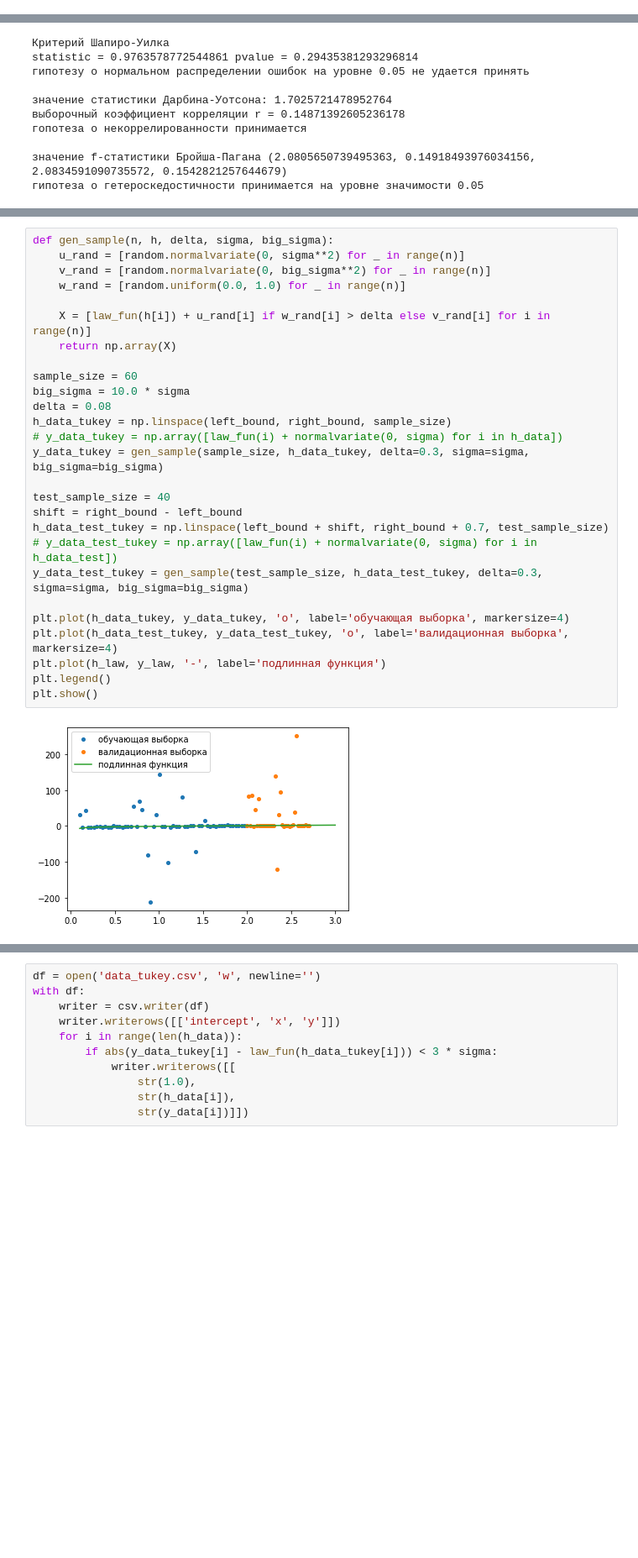
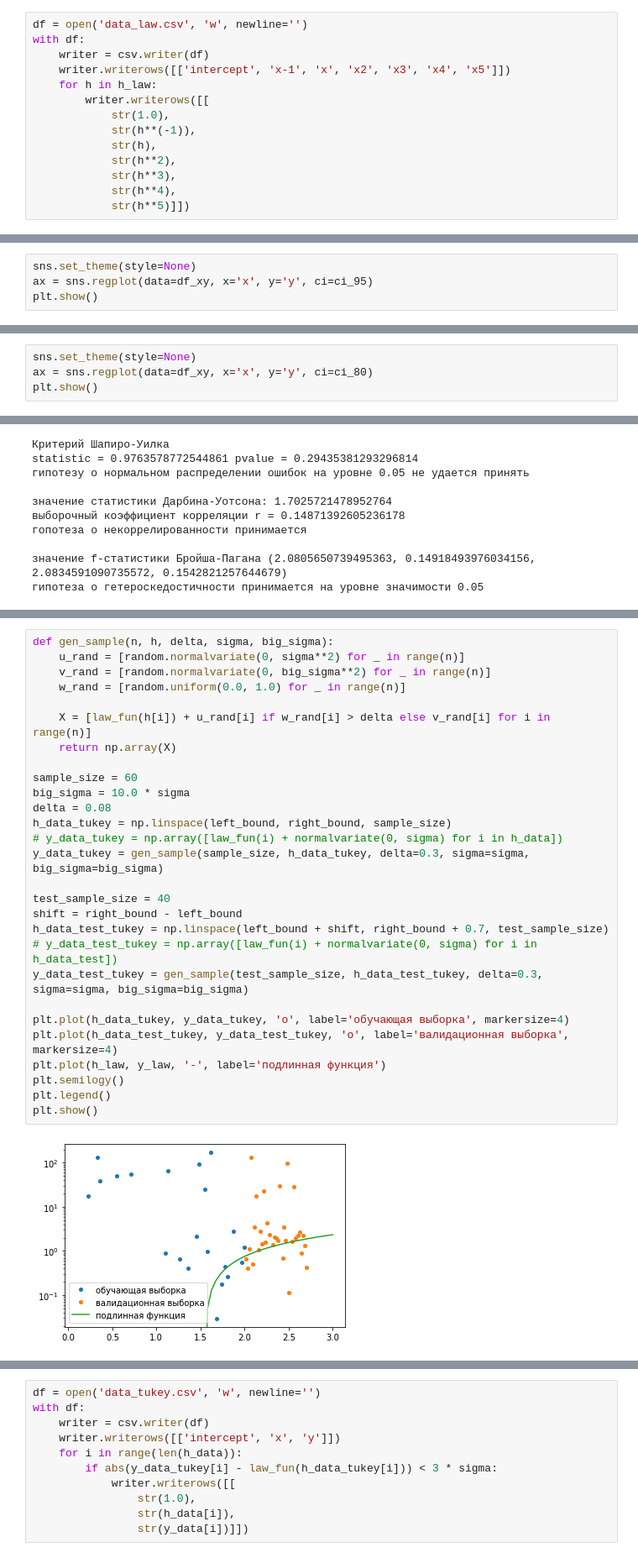
Before and after one commit to KorolevEgor/Econometrics, a Jupyter notebook: prog.ipynb, the cells around one changed output, grey strips where cells are left out. Shown at 84% size. Drawn from its saved outputs; the diff is of its cells as text; blank space fills up the shorter version.

```diff
--- a/prog.ipynb
+++ b/prog.ipynb
@@ -75,3 +78,17 @@ plt.show()
+# %%
+df = open('data_law.csv', 'w', newline='')
+with df:
+    writer = csv.writer(df)
+    writer.writerows([['intercept', 'x-1', 'x', 'x2', 'x3', 'x4', 'x5']])
+    for h in h_law:
+        writer.writerows([[
+            str(1.0),
+            str(h**(-1)),
+            str(h),
+            str(h**2),
+            str(h**3),
+            str(h**4),
+            str(h**5)]])
 # %%
 df = open('data.csv', 'w', newline='')
 with df:
@@ -243,3 +293,7 @@ def lr(X, X_test, model_name, show_method_min_module=False, y_data=y_data, y_dat
     plt.show()
 
     return coeffs, errors, sigma_hat_2
+# %%
+sns.set_theme(style=None)
+ax = sns.regplot(data=df_xy, x='x', y='y', ci=ci_95)
+plt.show()
@@ -245,0 +302,4 @@ def lr(X, X_test, model_name, show_method_min_module=False, y_data=y_data, y_dat
+# %%
+sns.set_theme(style=None)
+ax = sns.regplot(data=df_xy, x='x', y='y', ci=ci_80)
+plt.show()
@@ -524,30 +586,31 @@ statistic = 0.9883717894554138 pvalue = 0.8386184573173523
 # %%
 def gen_sample(n, h, delta, sigma, big_sigma):
     u_rand = [random.normalvariate(0, sigma**2) for _ in range(n)]
     v_rand = [random.normalvariate(0, big_sigma**2) for _ in range(n)]
     w_rand = [random.uniform(0.0, 1.0) for _ in range(n)]
 
     X = [law_fun(h[i]) + u_rand[i] if w_rand[i] > delta else v_rand[i] for i in range(n)]
     return np.array(X)
 
 sample_size = 60
 big_sigma = 10.0 * sigma
 delta = 0.08
 h_data_tukey = np.linspace(left_bound, right_bound, sample_size)
 # y_data_tukey = np.array([law_fun(i) + normalvariate(0, sigma) for i in h_data])
 y_data_tukey = gen_sample(sample_size, h_data_tukey, delta=0.3, sigma=sigma, big_sigma=big_sigma)
 
 test_sample_size = 40
 shift = right_bound - left_bound
 h_data_test_tukey = np.linspace(left_bound + shift, right_bound + 0.7, test_sample_size)
 # y_data_test_tukey = np.array([law_fun(i) + normalvariate(0, sigma) for i in h_data_test])
 y_data_test_tukey = gen_sample(test_sample_size, h_data_test_tukey, delta=0.3, sigma=sigma, big_sigma=big_sigma)
 
 plt.plot(h_data_tukey, y_data_tukey, 'o', label='обучающая выборка', markersize=4)
 plt.plot(h_data_test_tukey, y_data_test_tukey, 'o', label='валидационная выборка', markersize=4)
 plt.plot(h_law, y_law, '-', label='подлинная функция')
+plt.semilogy()
 plt.legend()
 plt.show()
 # %% [output]
-[figure, old version]
+[figure, new version]
 # %%
```
Also changed, not shown: parts of 21 cells of this notebook, 7 other files.
